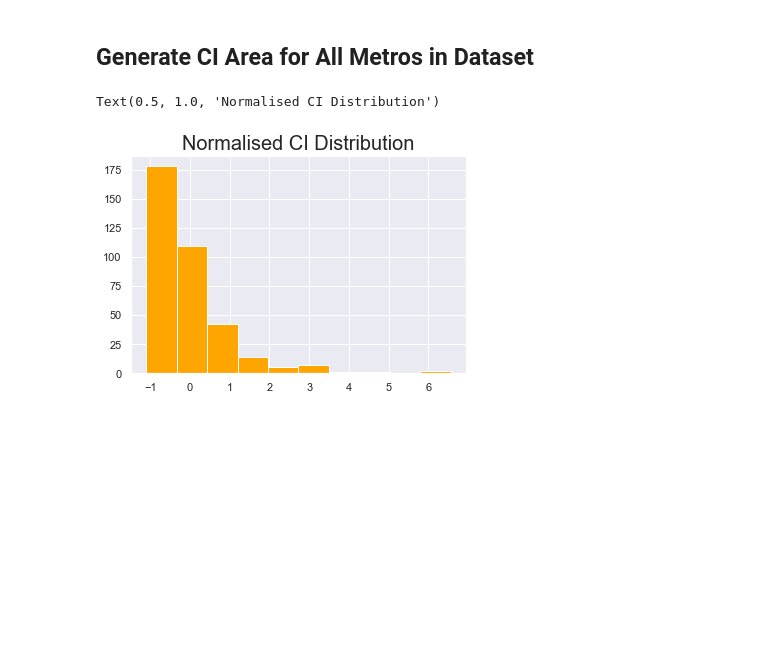
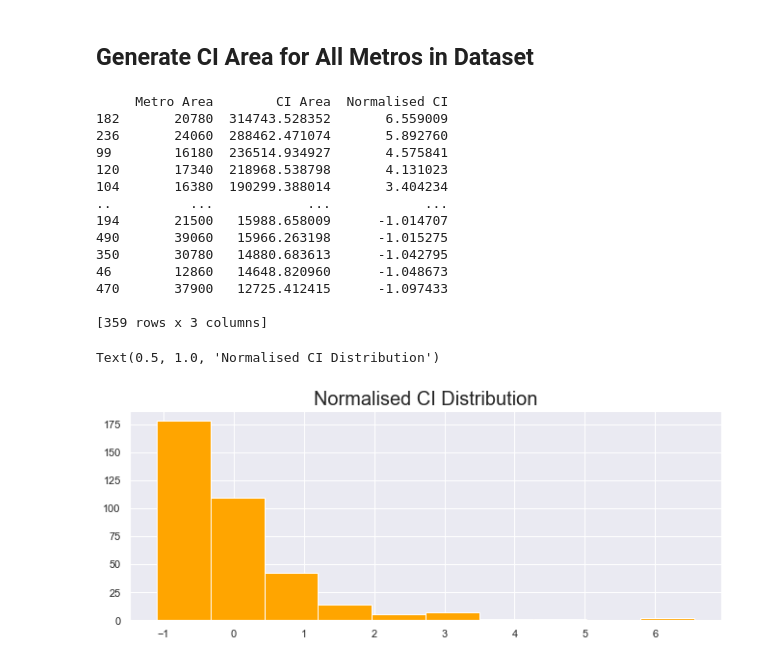
Before and after one commit to agupta01/ds3-zillow, a Jupyter notebook: arima_zhvi.ipynb, the cells around one changed output. Saved outputs shown, nothing was run; the diff lists cells and outputs as text; code cells hidden in the pictures; blank space fills up the shorter version.

```diff
--- a/arima_zhvi.ipynb
+++ b/arima_zhvi.ipynb
@@ -62,6 +62,7 @@ metro_data = read_csv('metro_data.csv')
 metro_data = metro_data[pd.notnull(
     metro_data['ZHVI_AllHomes']
 )][['Date',
+    'RegionName',
     'MetroName',
     'ZHVI_AllHomes']].loc[pd.to_datetime(metro_data['Date'])
                           .dt.year >= 2009]
@@ -85,15 +86,15 @@ plot_zhvi('Batavia, NY')
 ***
 ## Train ARIMA Model, Calculate Residual Errors and Residual Density
 # %%
-def get_time_series(metro):
-    series = metro_data.loc[metro_data['MetroName'] == metro].drop(columns = 'MetroName')
+def get_time_series(cbsa_code):
+    series = metro_data.loc[metro_data['RegionName'] == cbsa_code].drop(columns = ['MetroName', 'RegionName'])
     series = series.set_index('Date')
     series.index = pd.to_datetime(series.index, format ='%Y-%m-%d')
     return series
 
 from statsmodels.tsa.arima_model import ARIMA
 
-series = get_time_series('Batavia, NY')
+series = get_time_series(41740)
 arima_model = ARIMA(series, order = (2, 1, 1))
 arima_model_fit = arima_model.fit(disp = 0)
 print(arima_model_fit.summary())
@@ -189,33 +190,48 @@ def find_ci_area(metro, steps):
     preds, stderr, ci = arima_model_fit.forecast(steps)
     lower_bounds = [l[0] for l in ci]
     upper_bounds = [u[1] for u in ci]
 
     # Calculate the area
     x = np.arange(steps)
     z = np.array(lower_bounds) - np.array(upper_bounds)
     dx = x[1:] - x[:-1]
     area = abs(z[:-1] + z[1:]) * 0.5 * dx
     return area[len(area) - 1]
 
 # Change to whole population to run
-metros = metro_data.head(500)['MetroName']
+metros = metro_data.head(500)['RegionName']
 steps = 51
 areas = []
 new_metros = []
 
 for m in tqdm(metros):
     try:
         areas.append(find_ci_area(m, steps))
         new_metros.append(m)
     except:
         pass
 
 ar_df = pd.DataFrame({'Metro Area': new_metros, 'CI Area': areas})
 norm_ci = (ar_df['CI Area'] - np.mean(ar_df['CI Area'])) / np.std(ar_df['CI Area'])
 ar_df['Normalised CI'] = norm_ci
 ar_df = ar_df.dropna().sort_values(by = 'Normalised CI', ascending = False)
+print(ar_df)
 hist = ar_df.hist(column = 'Normalised CI', color = 'orange')
 plt.title('Normalised CI Distribution', fontsize = 20)
 # %% [output]
-Text(0.5, 1.0, 'Normalised CI Distribution')
+     Metro Area        CI Area  Normalised CI
+182       20780  314743.528352       6.559009
+236       24060  288462.471074       5.892760
+99        16180  236514.934927       4.575841
+120       17340  218968.538798       4.131023
+104       16380  190299.388014       3.404234
+..          ...            ...            ...
+194       21500   15988.658009      -1.014707
+490       39060   15966.263198      -1.015275
+350       30780   14880.683613      -1.042795
+46        12860   14648.820960      -1.048673
+470       37900   12725.412415      -1.097433
+
+[359 rows x 3 columns]
+Text(0.5, 1.0, 'Normalised CI Distribution')
-[figure, old version]
+[figure, new version]
```
Also changed, not shown: parts of 4 cells of this notebook.
